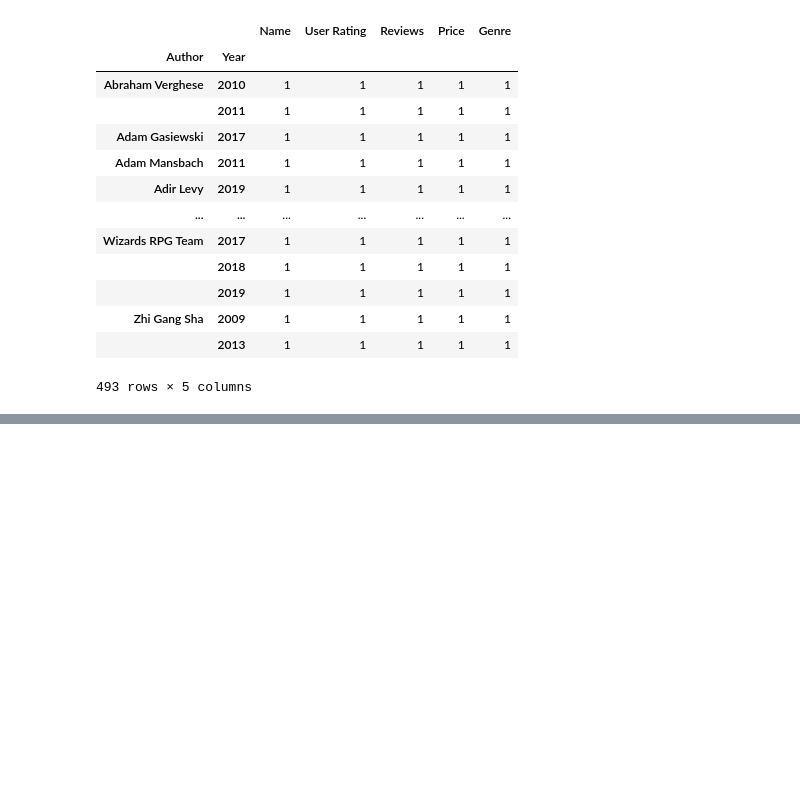
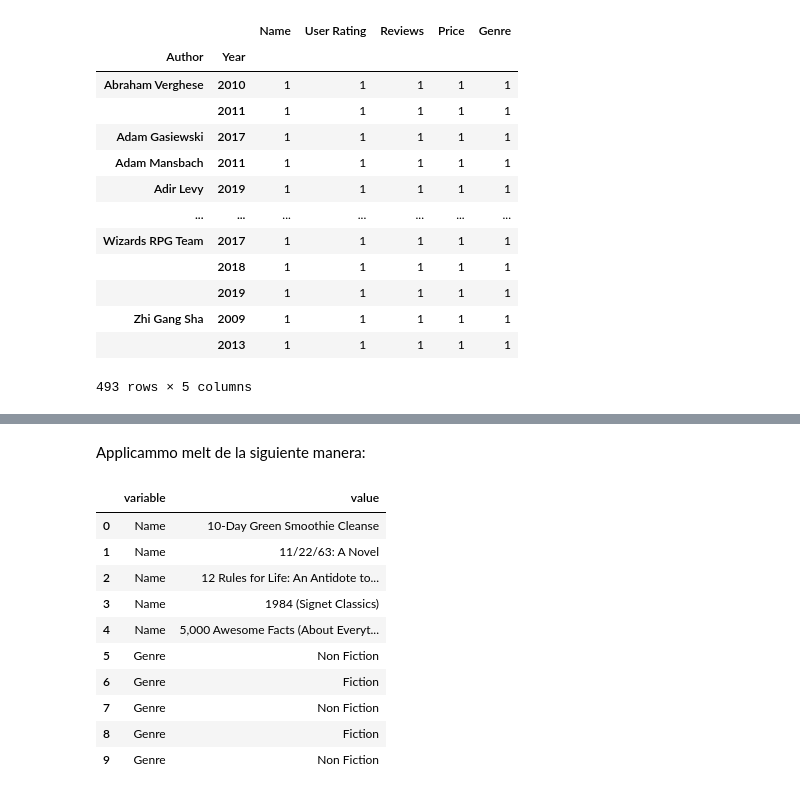
Before and after one commit to Carmen-N/Manipulaci-n-y-Transformaci-n-de-Datos-con-Pandas-y-NumPy, a Jupyter notebook: proyecto_con_Pandas_.ipynb, the cells around one changed output, grey strips where cells are left out. Saved outputs shown, nothing was run; the diff lists cells and outputs as text; code cells hidden in the pictures; blank space fills up the shorter version.

```diff
--- a/proyecto_con_Pandas_.ipynb
+++ b/proyecto_con_Pandas_.ipynb
@@ -734,0 +798,16 @@ df_books.groupby(['Author','Year']).count()
+# %% [markdown]
+Applicammo melt de la siguiente manera:
+# %%
+df_books[['Name','Genre']].head(5).melt()
+# %% [output]
+|  | variable | value |
+| 0 | Name | 10-Day Green Smoothie Cleanse |
+| 1 | Name | 11/22/63: A Novel |
+| 2 | Name | 12 Rules for Life: An Antidote to... |
+| 3 | Name | 1984 (Signet Classics) |
+| 4 | Name | 5,000 Awesome Facts (About Everyt... |
+| 5 | Genre | Non Fiction |
+| 6 | Genre | Fiction |
+| 7 | Genre | Non Fiction |
+| 8 | Genre | Fiction |
+| 9 | Genre | Non Fiction |
```
Also changed, not shown: parts of 30 cells of this notebook.
